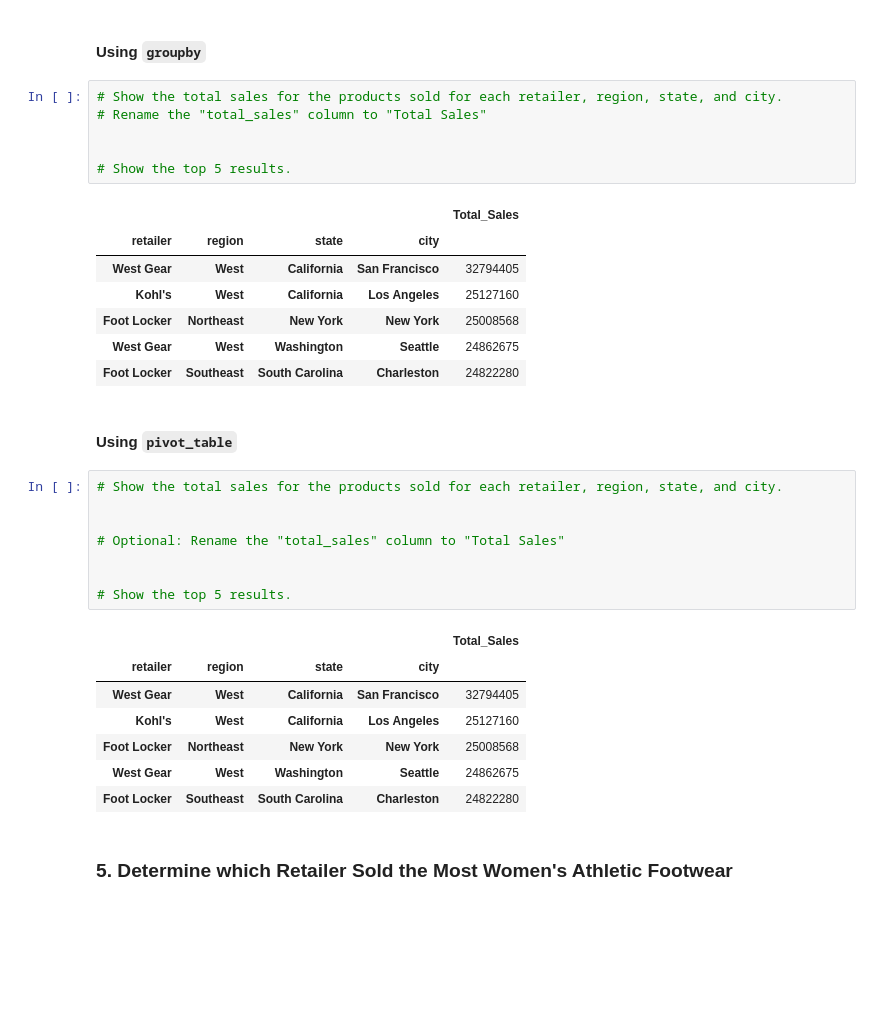
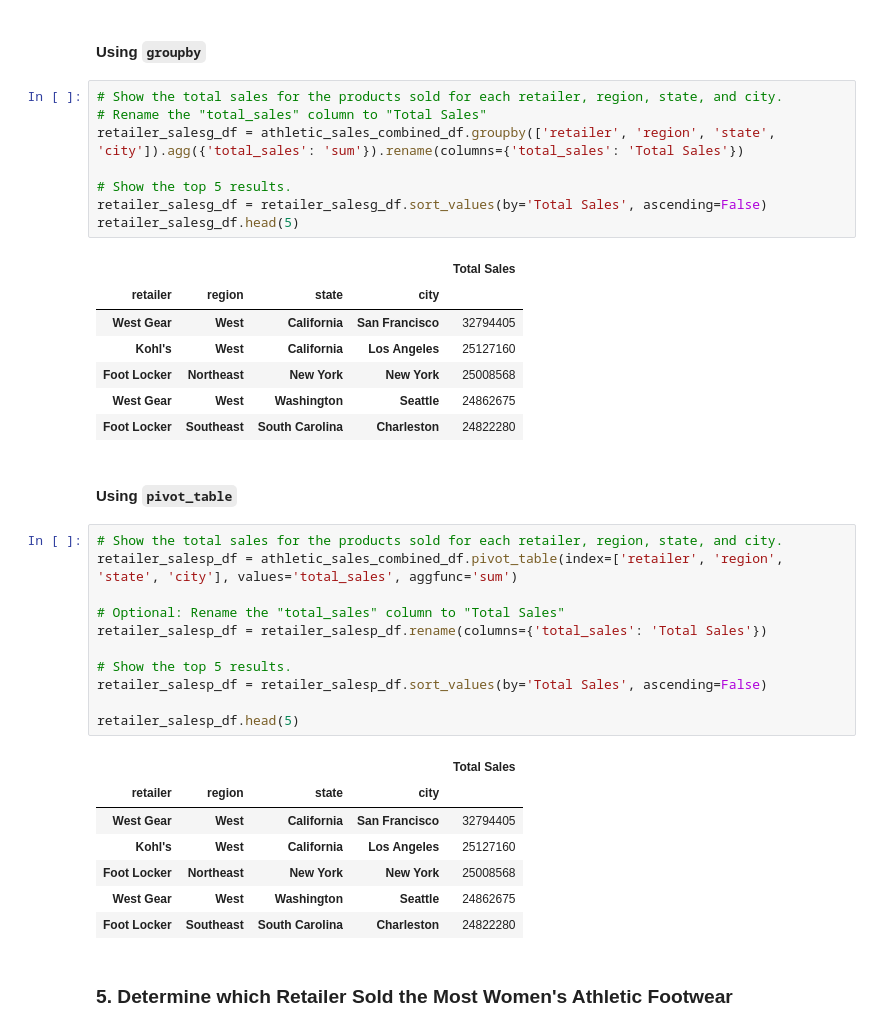
Before and after one commit to Dragon9804/athletic_sales_analysis, a Jupyter notebook: athletic_sales_analysis.ipynb, the cells around one changed output. Cells and saved outputs as stored; diff of their text form; blank space fills up the shorter version.

```diff
--- a/athletic_sales_analysis.ipynb
+++ b/athletic_sales_analysis.ipynb
@@ -285,11 +285,13 @@ region_salesp_df.head(5)
 # %%
 # Show the total sales for the products sold for each retailer, region, state, and city.
 # Rename the "total_sales" column to "Total Sales"
-
+retailer_salesg_df = athletic_sales_combined_df.groupby(['retailer', 'region', 'state', 'city']).agg({'total_sales': 'sum'}).rename(columns={'total_sales': 'Total Sales'})
 
 # Show the top 5 results.
+retailer_salesg_df = retailer_salesg_df.sort_values(by='Total Sales', ascending=False)
+retailer_salesg_df.head(5)
 # %% [output]
-|  |  |  |  | Total_Sales |
+|  |  |  |  | Total Sales |
 | retailer | region | state | city |  |
 | West Gear | West | California | San Francisco | 32794405 |
 | Kohl's | West | California | Los Angeles | 25127160 |
@@ -300,14 +302,17 @@ region_salesp_df.head(5)
 #### Using `pivot_table`
 # %%
 # Show the total sales for the products sold for each retailer, region, state, and city.
-
+retailer_salesp_df = athletic_sales_combined_df.pivot_table(index=['retailer', 'region', 'state', 'city'], values='total_sales', aggfunc='sum')
 
 # Optional: Rename the "total_sales" column to "Total Sales"
-
+retailer_salesp_df = retailer_salesp_df.rename(columns={'total_sales': 'Total Sales'})
 
 # Show the top 5 results.
+retailer_salesp_df = retailer_salesp_df.sort_values(by='Total Sales', ascending=False)
+
+retailer_salesp_df.head(5)
 # %% [output]
-|  |  |  |  | Total_Sales |
+|  |  |  |  | Total Sales |
 | retailer | region | state | city |  |
 | West Gear | West | California | San Francisco | 32794405 |
 | Kohl's | West | California | Los Angeles | 25127160 |
```
